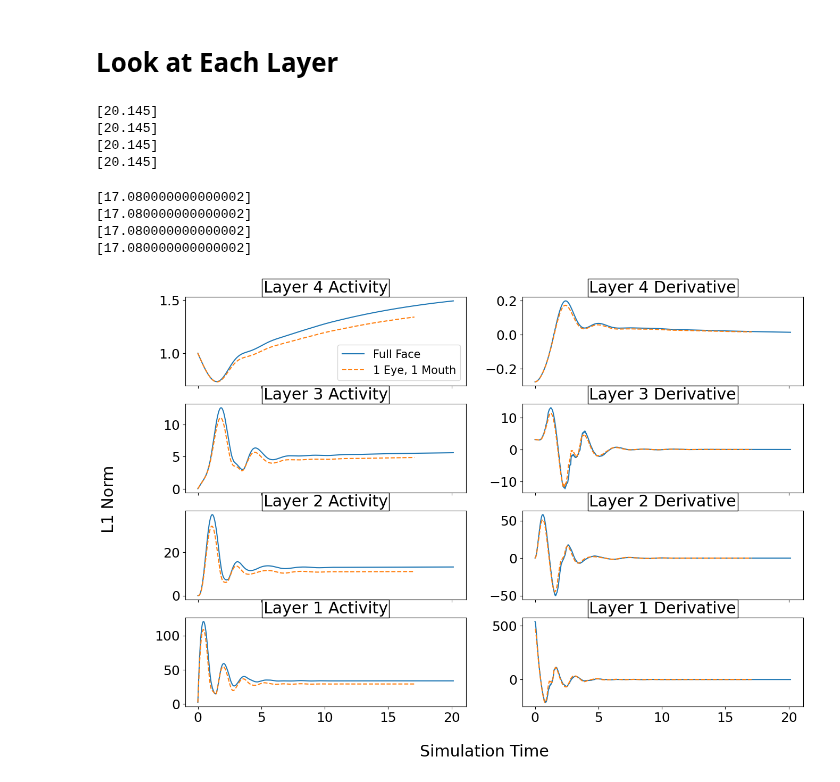
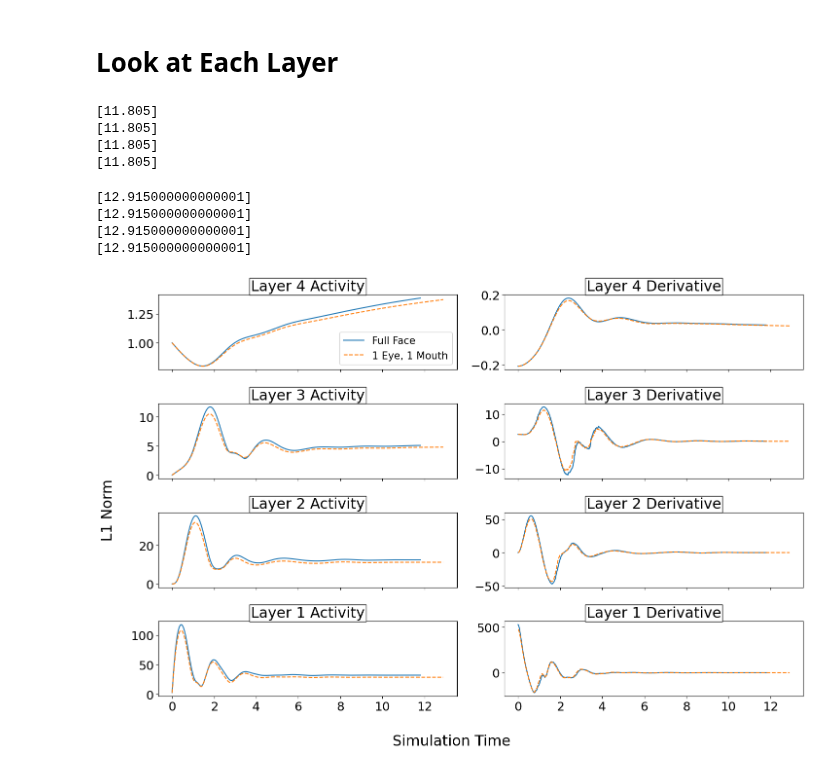
Before and after one commit to jorchard/pc_nengo, a Jupyter notebook: Phase_Sapce.ipynb, the cells around one changed output. Saved outputs shown, nothing was run; the diff lists cells and outputs as text; code cells hidden in the pictures.

Commit message:
Activity level

```diff
--- a/Phase_Sapce.ipynb
+++ b/Phase_Sapce.ipynb
@@ -271,5 +273,4 @@ plt.show()
 # %%
-test_dl_single_sample = get_dataloader_features(feature=8, num_translations=0, num_rotations=0, batch_size=1)
 phase_spaces = []
 with torch.no_grad():
     img_batch, label_batch = next(iter(test_dl_single_sample))
@@ -283,7 +284,7 @@ with torch.no_grad():
     for layer_idx in range(len(model.layers)):
         conv_times = []
         label_preds, times, phase_space = model.test_batch_supervised_phase_space(img_batch, label_batch, args.test_infer_iter, fixed_preds=False,
-                                                         tol=1e-4, norm=args.test_convergence_norm,
+                                                         tol=1e-4, norm="Activity",
                                                          mu_dt=args.test_lr, norm_errors=False, activities_index=layer_idx)
         phase_spaces.append(phase_space)
         for idx in range(len(times)):
@@ -291,7 +292,7 @@ with torch.no_grad():
                 conv_times.append(times[idx])
         print(conv_times)
 # %% [output]
-[20.145]
-[20.145]
-[20.145]
-[20.145]
+[11.805]
+[11.805]
+[11.805]
+[11.805]
@@ -298,5 +301,4 @@ with torch.no_grad():
 # %%
-test_dl_single_sample = get_dataloader_features(feature=5, num_translations=0, num_rotations=0, batch_size=1)
 phase_spaces2 = []
 with torch.no_grad():
     img_batch, label_batch = next(iter(test_dl_single_sample))
@@ -310,7 +312,7 @@ with torch.no_grad():
     for layer_idx in range(len(model.layers)):
         conv_times = []
         label_preds, times, phase_space = model.test_batch_supervised_phase_space(img_batch, label_batch, args.test_infer_iter, fixed_preds=False,
-                                                         tol=1e-4, norm=args.test_convergence_norm,
+                                                         tol=1e-4, norm="Activity",
                                                          mu_dt=args.test_lr, norm_errors=False, activities_index=layer_idx)
         phase_spaces2.append(phase_space)
         for idx in range(len(times)):
@@ -318,10 +320,10 @@ with torch.no_grad():
                 conv_times.append(times[idx])
         print(conv_times)
 # %% [output]
-[17.080000000000002]
-[17.080000000000002]
-[17.080000000000002]
-[17.080000000000002]
+[12.915000000000001]
+[12.915000000000001]
+[12.915000000000001]
+[12.915000000000001]
 # %%
 fig, axes = plt.subplots(len(phase_spaces), 2, sharex=True, figsize=(15, 10))
 
@@ -331,31 +333,32 @@ for idx in range(len(phase_spaces)):
     rows = phase_spaces[idx].shape[0]
     rows2 = phase_spaces2[idx].shape[0]
 
     axes[idx, 0].plot([args.test_lr*i for i in range(rows)], phase_spaces[idx], label="Full Face")
     axes[idx, 0].plot([args.test_lr*i for i in range(rows2)], phase_spaces2[idx], ls="--", label="1 Eye, 1 Mouth")
     axes[idx, 0].set_title(f"Layer {reverse_idx} Activity", bbox=dict(facecolor='white', edgecolor='black', pad=2))
 
 for idx in range(len(phase_spaces)):
     reverse_idx = len(phase_spaces) - idx #index for plotting to be consistent with
     #derivatives
     if phase_spaces[idx].size == 1 or phase_spaces2[idx].size == 1:
         axes[idx, 1].set_title(f"Layer {reverse_idx} Derivative", bbox=dict(facecolor='white', edgecolor='black', pad=2))
         continue
     else:
         axes[idx, 1].set_title(f"Layer {reverse_idx} Derivative", bbox=dict(facecolor='white', edgecolor='black', pad=2))
         der = derivative(phase_spaces[idx])
         der2 = derivative(phase_spaces2[idx])
 
     rows = der.shape[0]
     rows2 = der2.shape[0]
 
     axes[idx, 1].plot([args.test_lr*i for i in range(rows)], der, label="Full Face")
     axes[idx, 1].plot([args.test_lr*i for i in range(rows2)], der2, ls="--", label="1 Eye, 1 Mouth")
 
 axes[0, 0].legend(fontsize='small')
 #axes[0].set_title(f"Layer {len(phase_spaces)} (Output Layer)", bbox=dict(facecolor='white', edgecolor='black', pad=2))
 fig.supxlabel("Simulation Time")
 fig.supylabel('L1 Norm')
+fig.tight_layout()
 plt.show()
 # %% [output]
-[figure, old version]
+[figure, new version]
```
Also changed, not shown: parts of 2 cells of this notebook, 1 other file.
